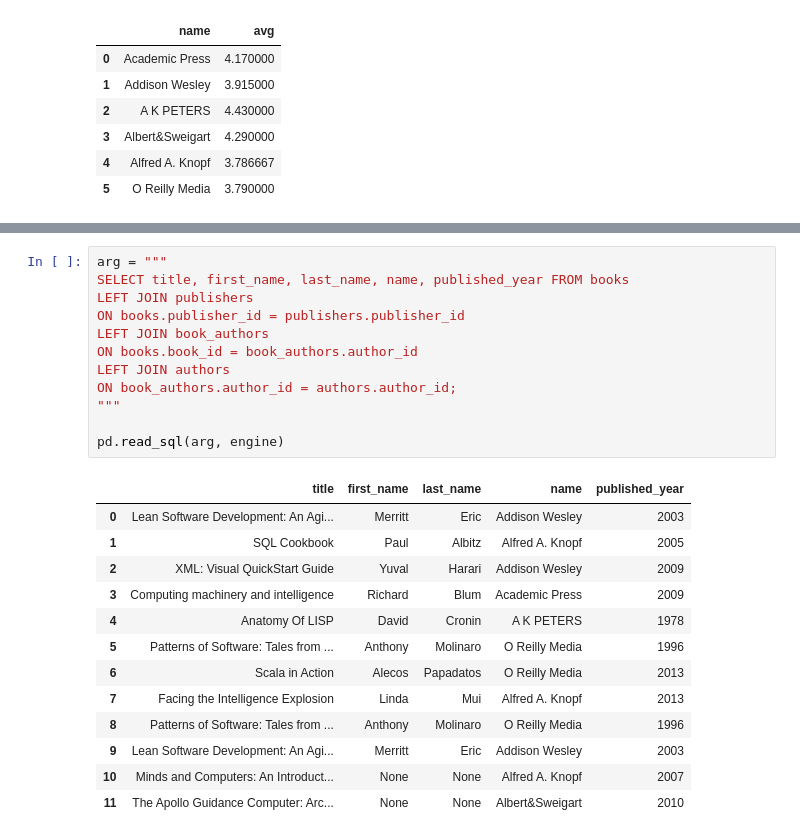
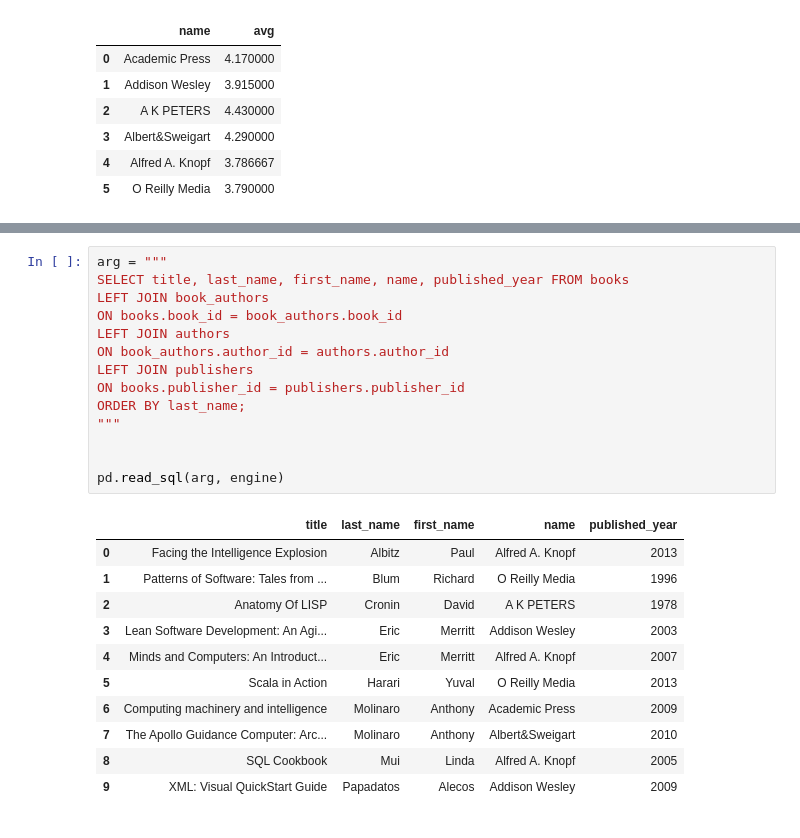
Before and after one commit to 4GeeksAcademy/ralexarnold-connecting-to-a-sql-database-project-tutorial, a Jupyter notebook: src/explore.ipynb, the cells around one changed output, grey strips where cells are left out. Drawn from its saved outputs; the diff is of its cells as text.

```diff
--- a/src/explore.ipynb
+++ b/src/explore.ipynb
@@ -546,26 +598,26 @@ pd.read_sql(arg, engine)
 # %%
 arg = """
-SELECT title, first_name, last_name, name, published_year FROM books
+SELECT title, last_name, first_name, name, published_year FROM books
+LEFT JOIN book_authors
+ON books.book_id = book_authors.book_id
+LEFT JOIN authors
+ON book_authors.author_id = authors.author_id
 LEFT JOIN publishers
 ON books.publisher_id = publishers.publisher_id
-LEFT JOIN book_authors
-ON books.book_id = book_authors.author_id
-LEFT JOIN authors
-ON book_authors.author_id = authors.author_id;
+ORDER BY last_name;
 """
 
+
 pd.read_sql(arg, engine)
 # %% [output]
-|  | title | first_name | last_name | name | published_year |
-| 0 | Lean Software Development: An Agi... | Merritt | Eric | Addison Wesley | 2003 |
-| 1 | SQL Cookbook | Paul | Albitz | Alfred A. Knopf | 2005 |
-| 2 | XML: Visual QuickStart Guide | Yuval | Harari | Addison Wesley | 2009 |
-| 3 | Computing machinery and intelligence | Richard | Blum | Academic Press | 2009 |
-| 4 | Anatomy Of LISP | David | Cronin | A K PETERS | 1978 |
-| 5 | Patterns of Software: Tales from ... | Anthony | Molinaro | O Reilly Media | 1996 |
-| 6 | Scala in Action | Alecos | Papadatos | O Reilly Media | 2013 |
-| 7 | Facing the Intelligence Explosion | Linda | Mui | Alfred A. Knopf | 2013 |
-| 8 | Patterns of Software: Tales from ... | Anthony | Molinaro | O Reilly Media | 1996 |
-| 9 | Lean Software Development: An Agi... | Merritt | Eric | Addison Wesley | 2003 |
-| 10 | Minds and Computers: An Introduct... | None | None | Alfred A. Knopf | 2007 |
-| 11 | The Apollo Guidance Computer: Arc... | None | None | Albert&Sweigart | 2010 |
+|  | title | last_name | first_name | name | published_year |
+| 0 | Facing the Intelligence Explosion | Albitz | Paul | Alfred A. Knopf | 2013 |
+| 1 | Patterns of Software: Tales from ... | Blum | Richard | O Reilly Media | 1996 |
+| 2 | Anatomy Of LISP | Cronin | David | A K PETERS | 1978 |
+| 3 | Lean Software Development: An Agi... | Eric | Merritt | Addison Wesley | 2003 |
+| 4 | Minds and Computers: An Introduct... | Eric | Merritt | Alfred A. Knopf | 2007 |
+| 5 | Scala in Action | Harari | Yuval | O Reilly Media | 2013 |
+| 6 | Computing machinery and intelligence | Molinaro | Anthony | Academic Press | 2009 |
+| 7 | The Apollo Guidance Computer: Arc... | Molinaro | Anthony | Albert&Sweigart | 2010 |
+| 8 | SQL Cookbook | Mui | Linda | Alfred A. Knopf | 2005 |
+| 9 | XML: Visual QuickStart Guide | Papadatos | Alecos | Addison Wesley | 2009 |
```
Also changed, not shown: parts of 3 cells of this notebook.
